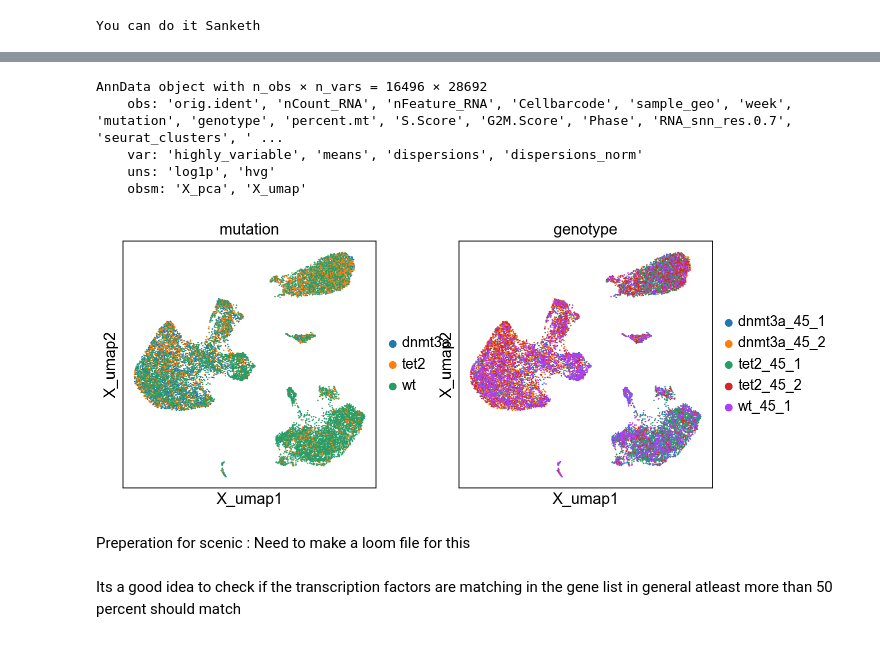
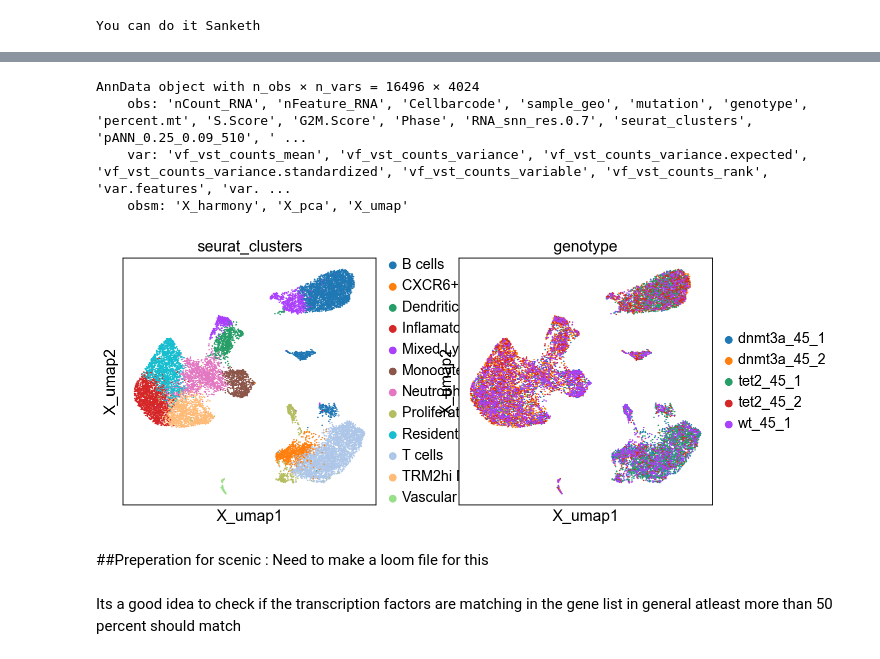
Before and after one commit to btsanketh/proj1_tet_dnmt3a_mut, a Jupyter notebook: dnmt3a_tet2.ipynb, the cells around one changed output, grey strips where cells are left out. Saved outputs shown, nothing was run; the diff lists cells and outputs as text; code cells hidden in the pictures.

```diff
--- a/dnmt3a_tet2.ipynb
+++ b/dnmt3a_tet2.ipynb
@@ -33,2 +45,0 @@ X = io.mmread("../proj1_tet_dnmt3a_mut/data/week30/anndata/matrix.mtx")
-# %%
-adata = anndata.AnnData(X = X.transpose().tocsr())
@@ -46,4 +45,0 @@ features = pd.read_csv("./data/week30/anndata/gene_names.csv",)
-# %%
-adata.obs = metadata
-adata.obs.index = adata.obs['barcode']
-adata.var.index = gene_names
@@ -52,3 +46 @@ TypeError: 'builtin_function_or_method' object is not iterable
-# %%
-adata.var_names = features['gene']
 # %%
@@ -68,4 +55,0 @@ pca.index = adata.obs.index
-# %%
-adata.obsm['X_pca'] = pca.to_numpy()
-adata.obsm['X_umap'] = np.vstack((adata.obs['UMAP_1'].to_numpy(),
-                                  adata.obs['UMAP_2'].to_numpy())).T
@@ -85,19 +58,18 @@ sc.pp.highly_variable_genes(rna, flavor = "seurat")
 # %%
 rna
 # %% [output]
-AnnData object with n_obs × n_vars = 16496 × 28692
-    obs: 'orig.ident', 'nCount_RNA', 'nFeature_RNA', 'Cellbarcode', 'sample_geo', 'week', 'mutation', 'genotype', 'percent.mt', 'S.Score', 'G2M.Score', 'Phase', 'RNA_snn_res.0.7', 'seurat_clusters', ' ...
-    var: 'highly_variable', 'means', 'dispersions', 'dispersions_norm'
-    uns: 'log1p', 'hvg'
-    obsm: 'X_pca', 'X_umap'
+AnnData object with n_obs × n_vars = 16496 × 4024
+    obs: 'nCount_RNA', 'nFeature_RNA', 'Cellbarcode', 'sample_geo', 'mutation', 'genotype', 'percent.mt', 'S.Score', 'G2M.Score', 'Phase', 'RNA_snn_res.0.7', 'seurat_clusters', 'pANN_0.25_0.09_510', ' ...
+    var: 'vf_vst_counts_mean', 'vf_vst_counts_variance', 'vf_vst_counts_variance.expected', 'vf_vst_counts_variance.standardized', 'vf_vst_counts_variable', 'vf_vst_counts_rank', 'var.features', 'var. ...
+    obsm: 'X_harmony', 'X_pca', 'X_umap'
 # %%
 sc.set_figure_params(facecolor="white")
 # %%
-sc.pl.embedding(rna, "X_umap", color=["mutation", "genotype"])
+sc.pl.embedding(rna, "X_umap", color=["seurat_clusters", "genotype"])
 # %% [output]
-[figure, old version]
+[figure, new version]
 # %% [markdown]
-Preperation for scenic : Need to make a loom file for this
+##Preperation for scenic : Need to make a loom file for this
 # %%
 tfs_path = "./mm_mgi_tfs.txt"
 # %%
```
Also changed, not shown: parts of 22 cells of this notebook, 1 other file.
